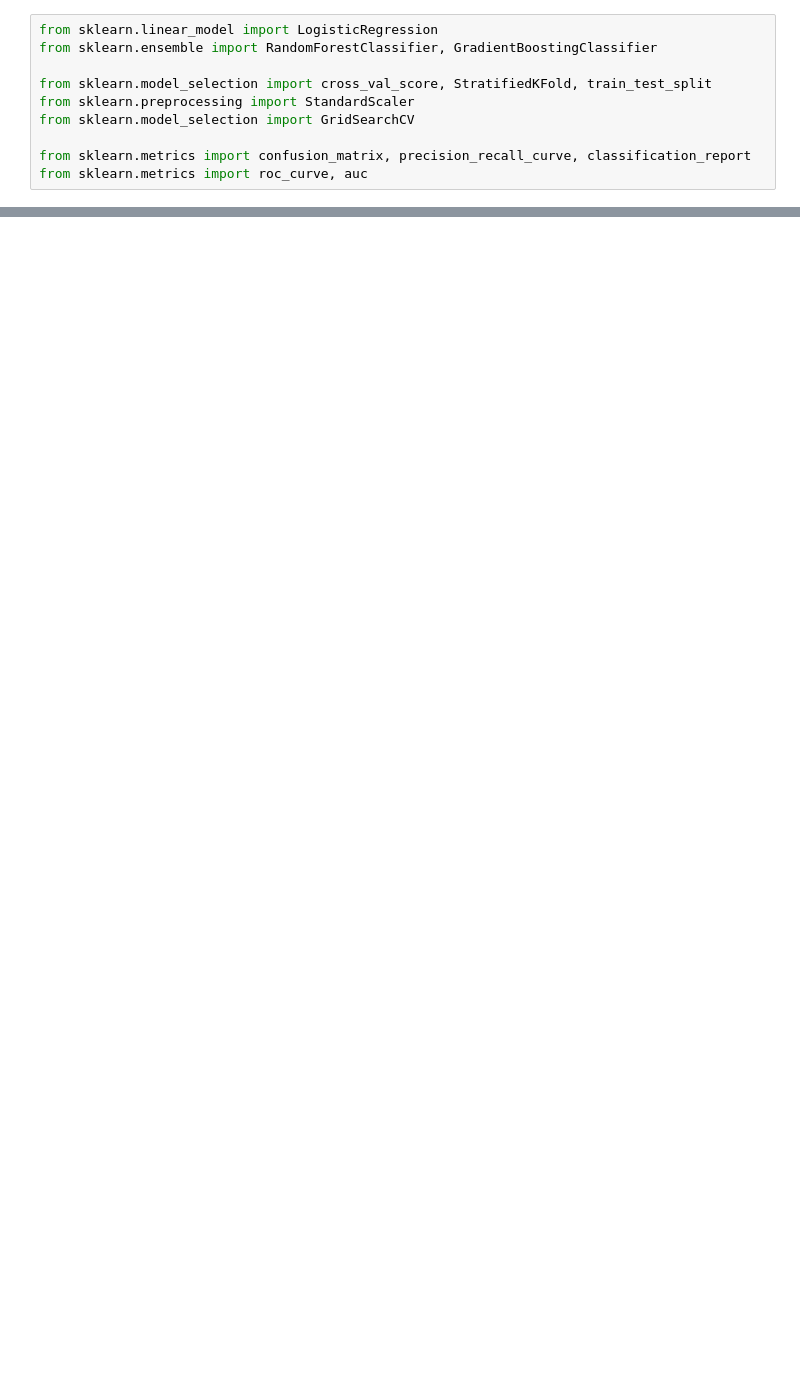
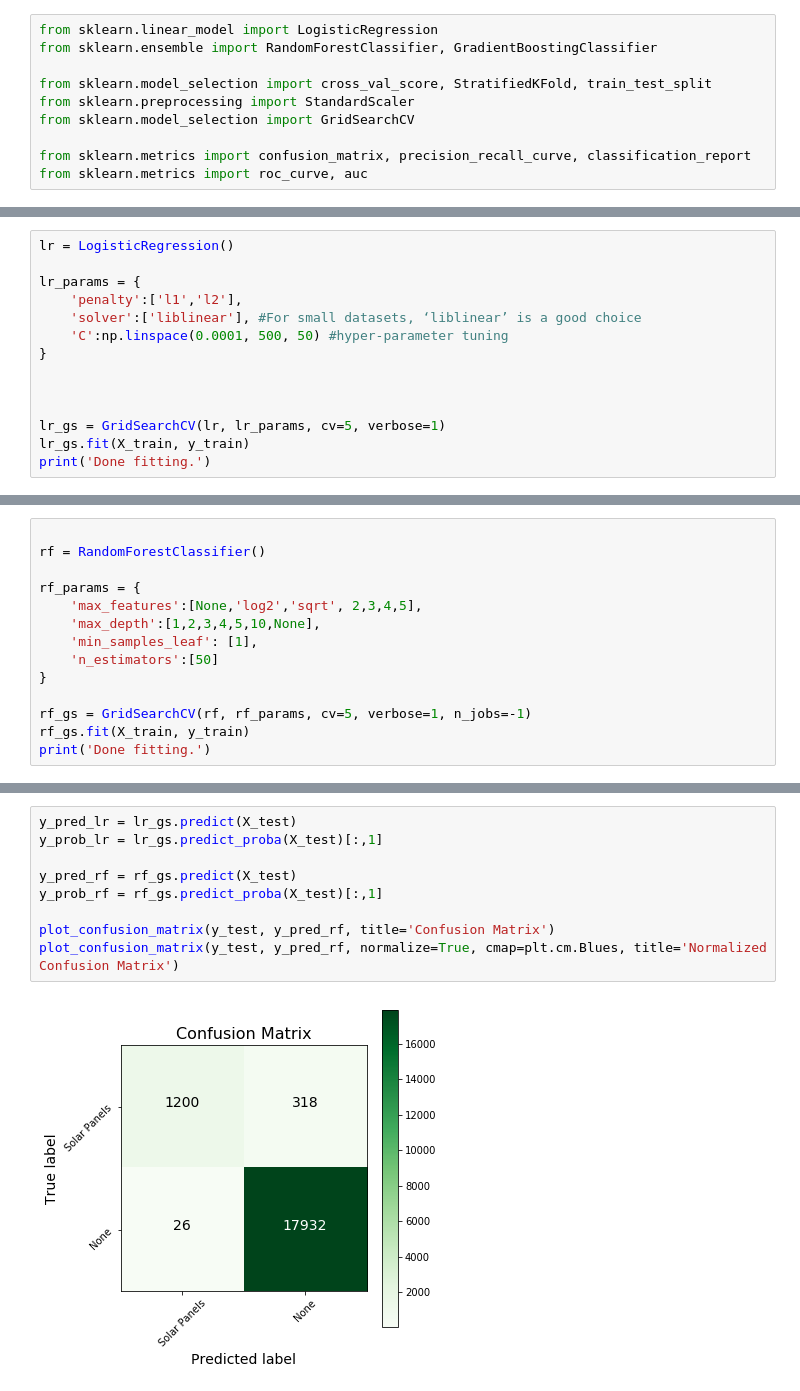
Before and after one commit to kaushikSR/Green_Computing, a Jupyter notebook: Project.ipynb, the cells around one changed output, grey strips where cells are left out. Cells and saved outputs as stored; diff of their text form; blank space fills up the shorter version.

Commit message:
Classification done

```diff
--- a/Project.ipynb
+++ b/Project.ipynb
@@ -620,0 +754,14 @@ combined_features.head()
+# %%
+lr = LogisticRegression()
+
+lr_params = {
+    'penalty':['l1','l2'],
+    'solver':['liblinear'], #For small datasets, ‘liblinear’ is a good choice
+    'C':np.linspace(0.0001, 500, 50) #hyper-parameter tuning
+}
+
+
+
+lr_gs = GridSearchCV(lr, lr_params, cv=5, verbose=1)
+lr_gs.fit(X_train, y_train)
+print('Done fitting.')
@@ -620,0 +851,14 @@ combined_features.head()
+# %%
+
+rf = RandomForestClassifier()
+
+rf_params = {
+    'max_features':[None,'log2','sqrt', 2,3,4,5],
+    'max_depth':[1,2,3,4,5,10,None],
+    'min_samples_leaf': [1],
+    'n_estimators':[50]
+}
+
+rf_gs = GridSearchCV(rf, rf_params, cv=5, verbose=1, n_jobs=-1)
+rf_gs.fit(X_train, y_train)
+print('Done fitting.')
@@ -620,0 +940,11 @@ combined_features.head()
+# %%
+y_pred_lr = lr_gs.predict(X_test)
+y_prob_lr = lr_gs.predict_proba(X_test)[:,1]
+
+y_pred_rf = rf_gs.predict(X_test)
+y_prob_rf = rf_gs.predict_proba(X_test)[:,1]
+
+plot_confusion_matrix(y_test, y_pred_rf, title='Confusion Matrix')
+plot_confusion_matrix(y_test, y_pred_rf, normalize=True, cmap=plt.cm.Blues, title='Normalized Confusion Matrix')
+# %% [output]
+[figure, added]
```
Also changed, not shown: parts of 47 cells of this notebook.
